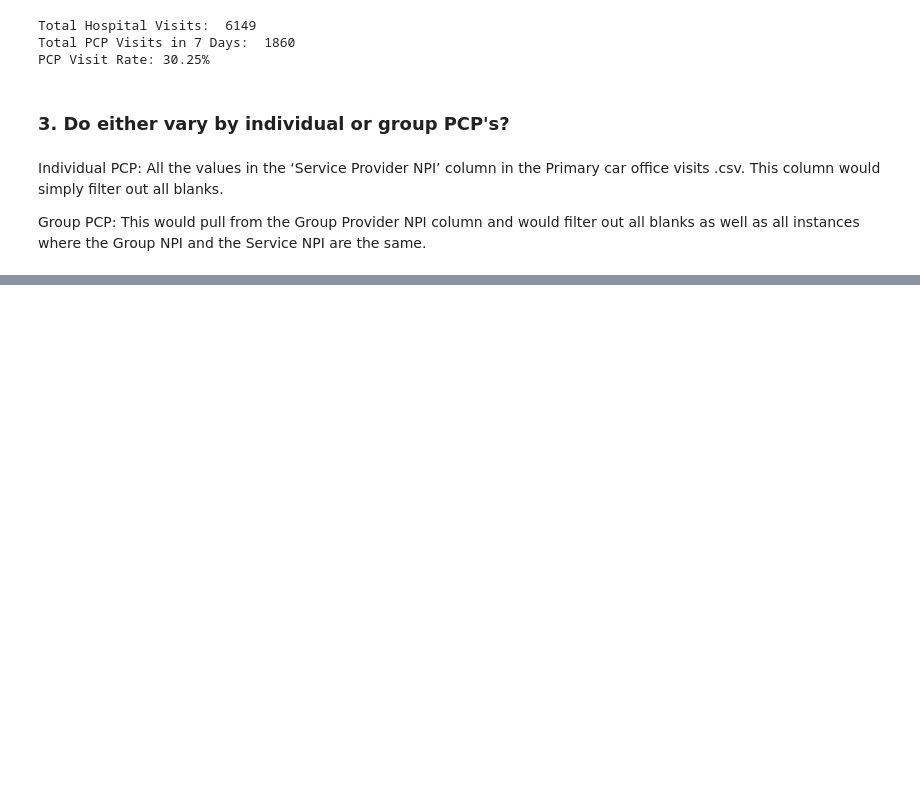
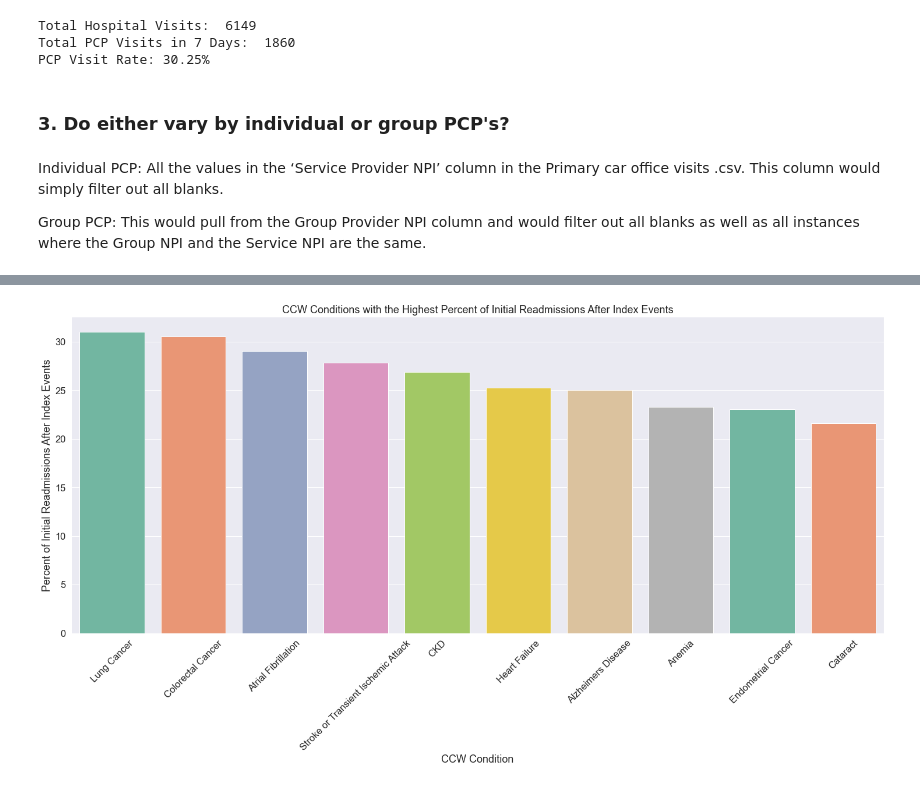
Before and after one commit to simon-mack/hospital_readmission_analysis, a Jupyter notebook: notebooks/ursa_readmission.ipynb, the cells around one changed output, grey strips where cells are left out. Cells and saved outputs as stored; diff of their text form; code cells hidden in the pictures; blank space fills up the shorter version.

```diff
--- a/notebooks/ursa_readmission.ipynb
+++ b/notebooks/ursa_readmission.ipynb
@@ -271,0 +444,20 @@ result
+# %%
+ccw_readmission_rates = pd.DataFrame({'ccw_condition':['Hypothyroidism','Acute Myocardial Infarction',
+                                                        'Alzheimers Disease','Alzheimers Disease and Related Disorders',
+                                                        'Anemia', 'Asthma', 'Atrial Fibrillation',
+                                                        'Benign Prostatic Hyperplasia', 'Breast Cancer',
+                                                        'Cataract', 'CKD', 'COPD and Bronchiectasis',
+                                                        'Colorectal Cancer', 'Depression', 'Diabetes',
+                                                        'Endometrial Cancer', 'Glaucoma', 'Heart Failure',
+                                                        'Hip or Pelvic Fracture', 'Hyperlipidemia',
+                                                        'Hypertension', 'Ischemic Heart Disease',
+                                                        'Lung Cancer', 'Osteoporosis', 'Prostate Cancer',
+                                                        'Rheumatoid Arthritis',
+                                                        'Stroke or Transient Ischemic Attack', 'ASCVD',
+                                                        'Anxiety Disorders', 'Depressive Disorders',
+                                                        'Schizophrenia or Other Psychotic Disorders',
+                                                        'Bipolar Disorder'],
+                                        'readmission_rate_pct':[11.54,13.04,25.0,20.69,23.31,12.9,29.03,15.62,4.08,21.62,
+                                                                26.86,17.78,30.56,15.9,18.26,23.08,15.46,25.27,20.0,15.02,17.84,
+                                                                16.71,31.03,20.45,20.69,14.62,27.87,16.58,17.47,18.03,14.29,
+                                                                17.24]})
@@ -271,0 +482,3 @@ result
+# %%
+ccw_readmission_rates = ccw_readmission_rates.sort_values('readmission_rate_pct', ascending=False)
+ccw_readmission_rates
@@ -271,0 +503,11 @@ result
+# %%
+ccw_readmission_rates_top = ccw_readmission_rates.head(10)
+plt.figure(figsize = (25,10))
+sns.set(style="darkgrid", font_scale=1.5)
+sns.barplot(y = 'readmission_rate_pct', x = 'ccw_condition', data = ccw_readmission_rates_top, palette='Set2')
+plt.xticks(rotation=45)
+plt.xlabel('CCW Condition')
+plt.ylabel('Percent of Initial Readmissions After Index Events')
+plt.title('CCW Conditions with the Highest Percent of Initial Readmissions After Index Events');
+# %% [output]
+[figure, added]
```
Also changed, not shown: parts of 38 cells of this notebook.
